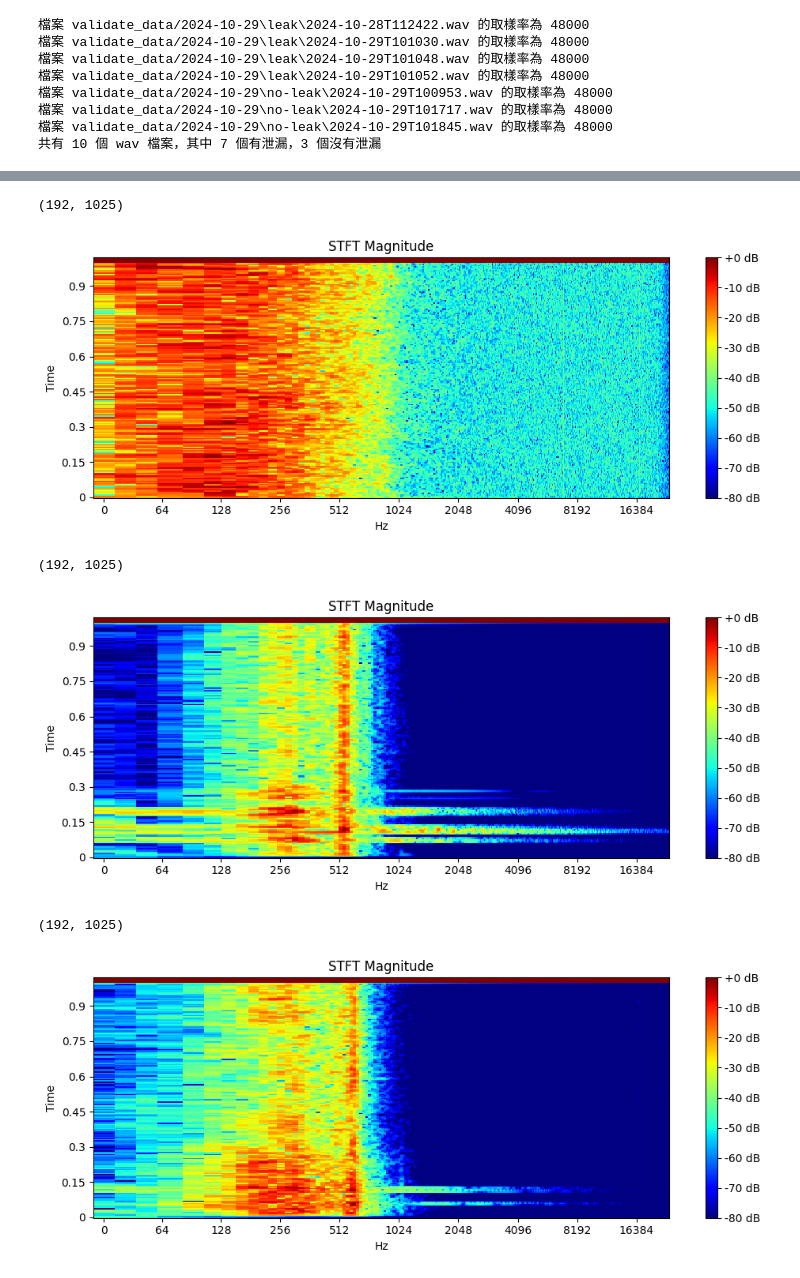
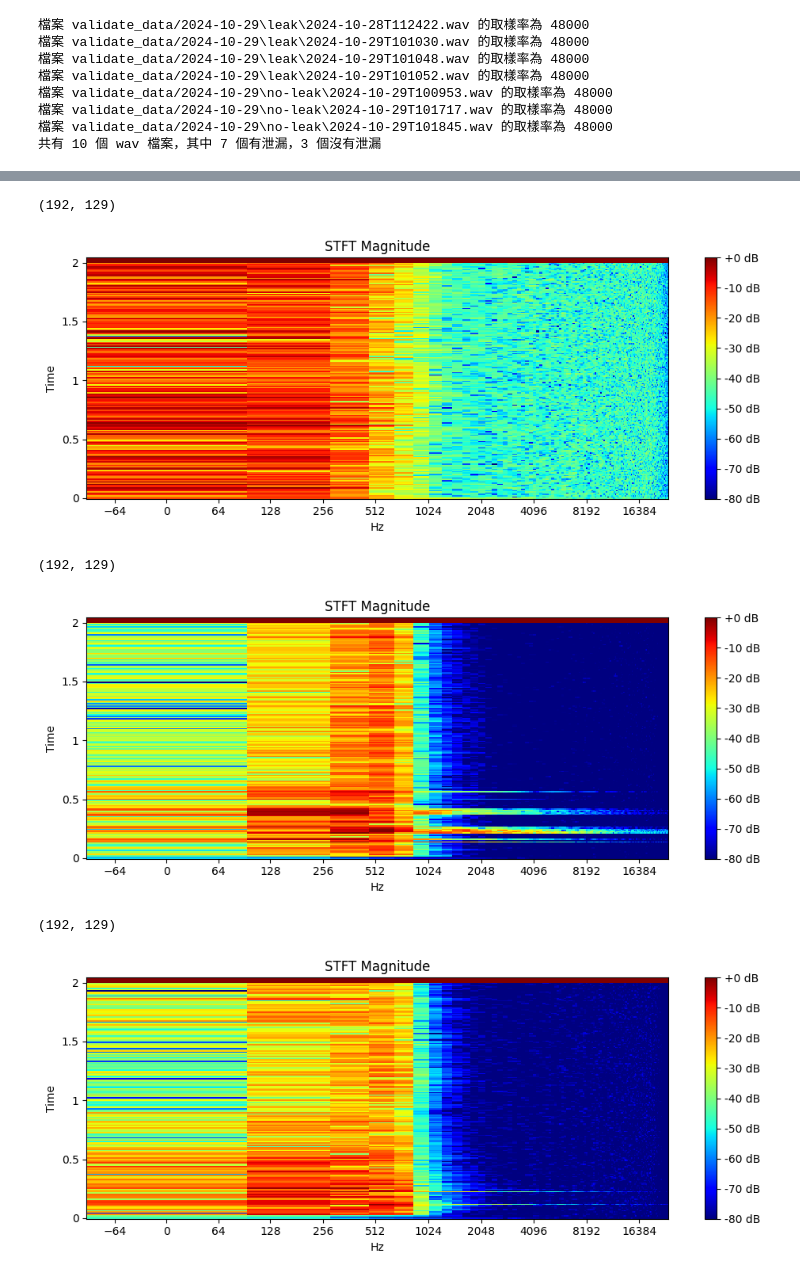
Before and after one commit to BoshiLee/leak_detection, a Jupyter notebook: mel_analysis.ipynb, the cells around one changed output, grey strips where cells are left out. Drawn from its saved outputs; the diff is of its cells as text; code cells hidden in the pictures.

```diff
--- a/mel_analysis.ipynb
+++ b/mel_analysis.ipynb
@@ -62,7 +62,7 @@ def plot_mel_spectrogram(mel_spectrogram, sr, hop_length):
     """
     plt.figure(figsize=(10, 4))
     # 繪製 Mel 頻譜圖
-    librosa.display.specshow(mel_spectrogram, sr=sr, hop_length=hop_length, x_axis='time', y_axis='mel', cmap='jet')
+    librosa.display.specshow(mel_spectrogram, sr=sr, hop_length=hop_length, x_axis='mel', y_axis='time', cmap='jet')
     plt.colorbar(format='%+2.0f dB')
     plt.title('Mel Spectrogram')
     plt.tight_layout()
@@ -89,9 +89,9 @@ def plot_stft(S_db, sr, hop_length=512):
     plt.show()
 # %%
 # 繪製 Mel 頻譜圖
-hop_length = 512
+hop_length = 1024
 for i in normal_wavs[:5]:
-    mel_spectrogram = extract_features(i, sr=48000, n_mels=128, n_fft=2048, hop_length=hop_length)
+    mel_spectrogram = extract_features(i, sr=48000, n_mels=128, n_fft=1024, hop_length=hop_length)
     print(mel_spectrogram.shape)
     plot_mel_spectrogram(mel_spectrogram, sr=48000, hop_length=hop_length)
 # %% [output]
@@ -121,17 +121,17 @@ for i in leak_wavs[:5]:
 # %%
 # 繪製 STFT 頻譜圖
-hop_length = 256
+hop_length = 512
 for i in normal_wavs[:5]:
-    S_db = extract_stft_features(i, sr=48000, n_fft=2048, hop_length=512)
+    S_db = extract_stft_features(i, sr=48000, n_fft=256, hop_length=hop_length)
     print(S_db.shape)
     plot_stft(S_db, sr=48000, hop_length=hop_length)
 # %% [output]
-(192, 1025)
+(192, 129)
-[figure, old version]
+[figure, new version]
-(192, 1025)
+(192, 129)
-[figure, old version]
+[figure, new version]
-(192, 1025)
+(192, 129)
-[figure, old version]
+[figure, new version]
 # %%
 for i in leak_wavs[:5]:
     S_db = extract_stft_features(i, sr=32000, n_fft=256, hop_length=256)
```
Also changed, not shown: parts of 3 cells of this notebook, 1 other file.
